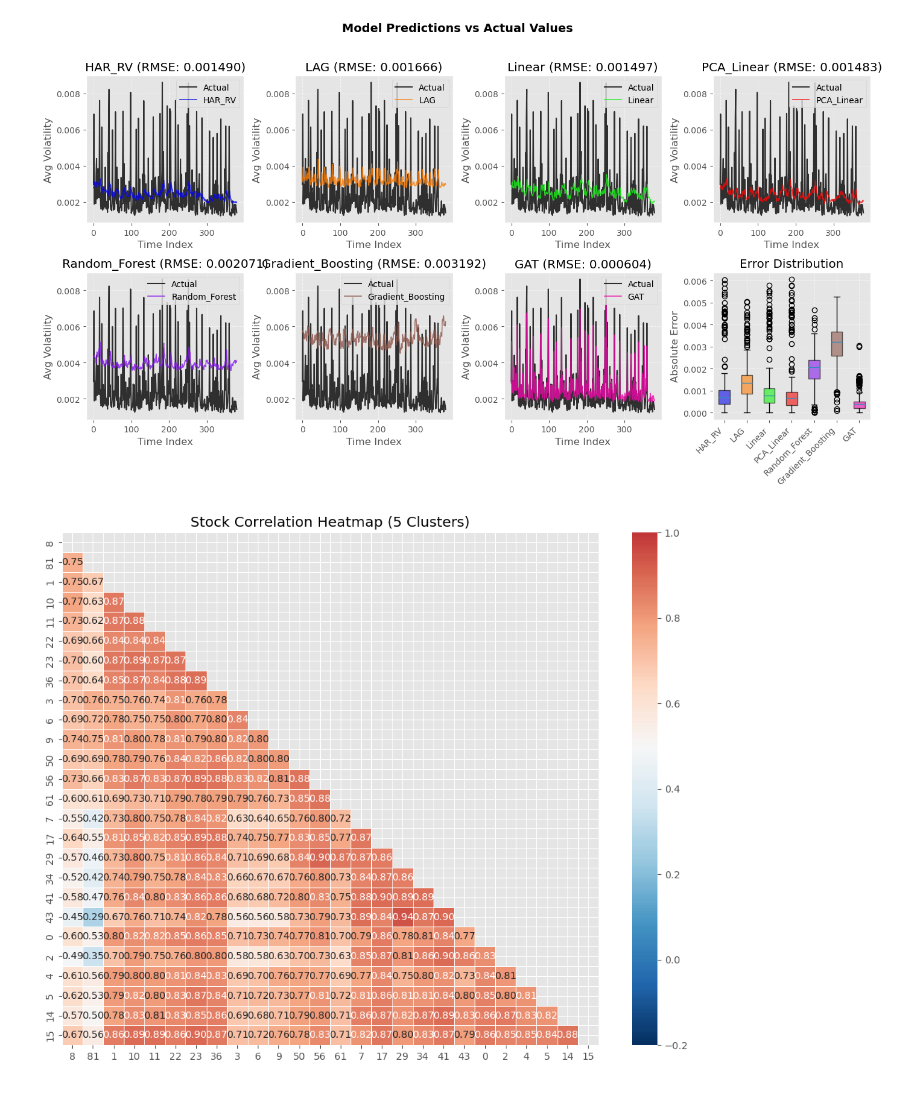
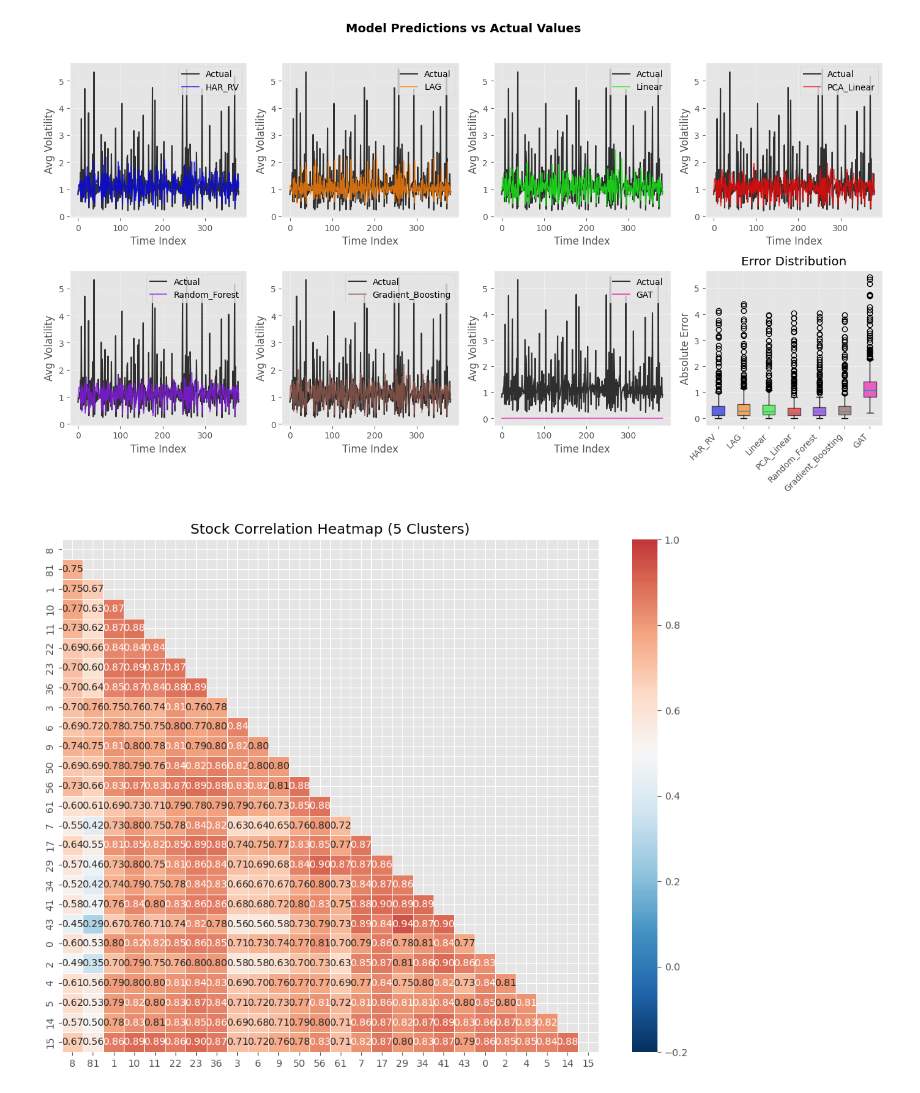
Before and after one commit to shreyaGITcodes/Data-Science-Capstone-Report, a Jupyter notebook: Baseline_ evaluation.ipynb, the cells around one changed output. Cells and saved outputs as stored; diff of their text form; code cells hidden in the pictures.

```diff
--- a/Baseline_ evaluation.ipynb
+++ b/Baseline_ evaluation.ipynb
@@ -89,7 +85,7 @@ def load_and_align_data():
         model_preds[model] = preds
 
         if shared_stocks is None:
-            actual = pd.read_csv('real_volatility.csv', index_col=0)
+            actual = pd.read_csv('real_volatility.csv')
             shared_stocks = list(set(preds.columns).intersection(set(actual.columns)))
             shared_dates = preds.index.tolist()
         else:
@@ -97,8 +93,9 @@ def load_and_align_data():
             shared_dates = list(set(shared_dates).intersection(set(preds.index.tolist())))
 
     aligned_actual = actual.reindex(index=shared_dates)
+    aligned_actual1 = np.exp(aligned_actual)
 
-    return model_preds, aligned_actual, shared_stocks, shared_dates
+    return model_preds, aligned_actual1, shared_stocks, shared_dates
 
 def create_comparison_plots():
     model_preds, actual, shared_stocks, shared_dates = load_and_align_data()
@@ -122,8 +119,6 @@ def create_comparison_plots():
         model_data = model_preds[model].loc[shared_dates, shared_stocks]
         avg_pred = model_data.mean(axis=1).values
 
-        # Calculate RMSE
-        rmse = np.sqrt(np.mean((avg_pred - avg_actual)**2))
 
         # Store errors for boxplot
         errors = np.abs(avg_pred - avg_actual)
@@ -134,35 +129,35 @@ def create_comparison_plots():
                       linewidth=1.5, label='Actual', alpha=0.8)
         axes[idx].plot(x_indices, avg_pred, '-', color=colors[idx % len(colors)],
                       linewidth=1.2, label=model, alpha=0.8)
 
-        axes[idx].set_title(f'{model} (RMSE: {rmse:.6f})')
+
         axes[idx].set_xlabel('Time Index')
         axes[idx].set_ylabel('Avg Volatility')
         axes[idx].legend(loc='upper right')
         axes[idx].grid(True, linestyle='--', alpha=0.6)
 
     # Error distribution boxplot
     if model_errors:
         boxplot_data = [errors for errors in model_errors.values()]
         boxplot = axes[-1].boxplot(boxplot_data, patch_artist=True)
 
         for i, box in enumerate(boxplot['boxes']):
             box.set(facecolor=colors[i % len(colors)], alpha=0.6)
 
         axes[-1].set_title('Error Distribution')
         axes[-1].set_ylabel('Absolute Error')
         axes[-1].set_xticklabels(model_errors.keys(), rotation=45, ha='right')
         axes[-1].grid(True, linestyle='--', alpha=0.6)
 
     plt.suptitle('Model Predictions vs Actual Values', fontsize=14, y=0.98, fontweight='bold')
     plt.tight_layout(rect=[0, 0, 1, 0.96])
     plt.savefig(desktop_path / "model_comparisons.png", dpi=300, bbox_inches='tight')
     plt.show()
 
 # Run the code
 create_comparison_plots()
 # %% [output]
-[figure, old version]
+[figure, new version]
 # %%
 desktop_path = Path('.')
 
```
Also changed, not shown: parts of 2 cells of this notebook.
